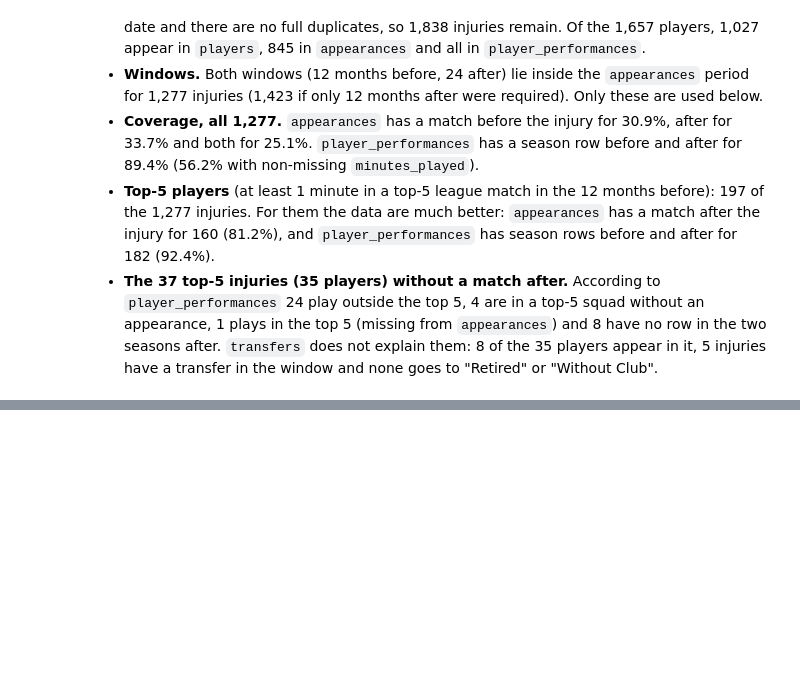
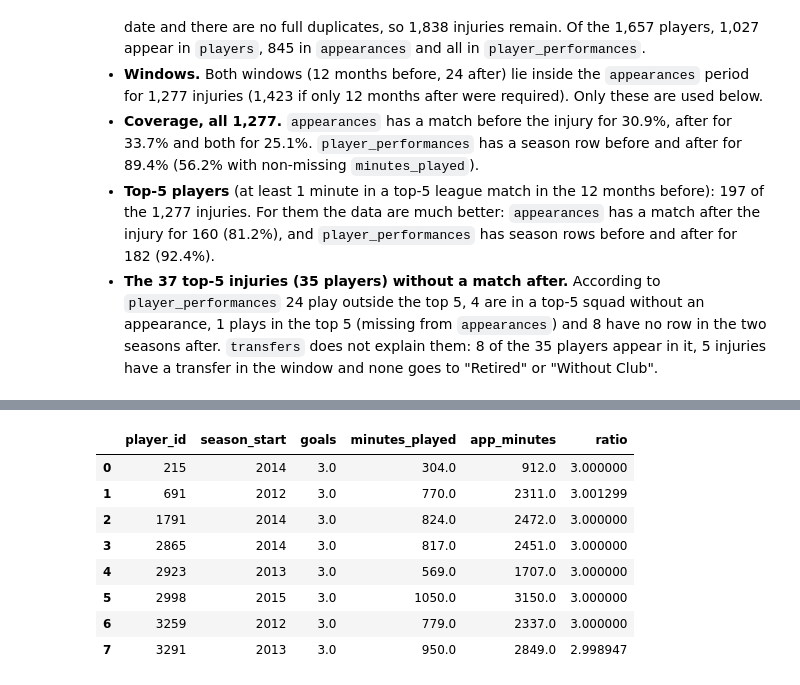
Before and after one commit to karolcecula/meniscus-injuries-football, a Jupyter notebook: notebooks/01_data_audit.ipynb, the cells around one changed output, grey strips where cells are left out. Saved outputs shown, nothing was run; the diff lists cells and outputs as text; code cells hidden in the pictures; blank space fills up the shorter version.

```diff
--- a/notebooks/01_data_audit.ipynb
+++ b/notebooks/01_data_audit.ipynb
@@ -629,0 +722,13 @@ Name: count, dtype: int64
+# %%
+
+c = perf_g.merge(app_g, on=CMP_KEY, how="outer", indicator=True)
+c = c[c["season_start"].between(FIRST_SEASON, LAST_SEASON)]
+display(c["_merge"].value_counts().to_frame("groups"))
+
+lo = c[c["_merge"] == "left_only"]
+print("left_only groups:", len(lo), "| of which nb_on_pitch = 0 (squad member, never played):", int((lo["perf_games"] == 0).sum()),
+      f"({(lo['perf_games'] == 0).mean():.1%})", "| played but missing from appearances:", int((lo["perf_games"] > 0).sum()))
+pf_played = c[(c["_merge"] != "right_only") & (c["perf_games"] > 0)]
+print(f"after removing never-played squad rows, groups of player_performances that have a counterpart in appearances: "
+      f"{(pf_played['_merge'] == 'both').mean():.1%}")
+c[c["_merge"] == "right_only"].groupby("season_start").size().rename("groups only in appearances").to_frame().T
@@ -629,0 +749,9 @@ Name: count, dtype: int64
+# %%
+both = c[c["_merge"] == "both"].copy()
+both["diff_games"] = both["app_games"] - both["perf_games"]
+
+print("groups in both tables:", len(both))
+print("same number of appearances:", round((both["diff_games"] == 0).mean() * 100, 1), "%")
+print("groups differing by 3 or more matches:", int((both["diff_games"].abs() >= 3).sum()))
+
+both["diff_games"].clip(-3, 3).value_counts().sort_index().rename("groups").to_frame()
@@ -629,0 +773,6 @@ Name: count, dtype: int64
+# %%
+mins = both[(both["perf_minutes_known"] == both["perf_rows"]) & (both["perf_minutes"] > 0)].copy()
+mins["ratio"] = mins["app_minutes"] / mins["perf_minutes"]
+
+print("groups with minutes in both tables:", len(mins), "of", len(both))
+mins["ratio"].round(1).value_counts(normalize=True).head(10).round(3).rename("share of groups").to_frame()
@@ -629,0 +797,14 @@ Name: count, dtype: int64
+# %%
+look = mins[(mins["ratio"].round(1) == 3.0) & (mins["perf_rows"] == 1)].head(8)
+look.merge(player_performances[CMP_KEY + ["goals", "minutes_played"]], on=CMP_KEY)[
+    ["player_id", "season_start", "goals", "minutes_played", "app_minutes", "ratio"]]
+# %% [output]
+|  | player_id | season_start | goals | minutes_played | app_minutes | ratio |
+| 0 | 215 | 2014 | 3.0 | 304.0 | 912.0 | 3.000000 |
+| 1 | 691 | 2012 | 3.0 | 770.0 | 2311.0 | 3.001299 |
+| 2 | 1791 | 2014 | 3.0 | 824.0 | 2472.0 | 3.000000 |
+| 3 | 2865 | 2014 | 3.0 | 817.0 | 2451.0 | 3.000000 |
+| 4 | 2923 | 2013 | 3.0 | 569.0 | 1707.0 | 3.000000 |
+| 5 | 2998 | 2015 | 3.0 | 1050.0 | 3150.0 | 3.000000 |
+| 6 | 3259 | 2012 | 3.0 | 779.0 | 2337.0 | 3.000000 |
+| 7 | 3291 | 2013 | 3.0 | 950.0 | 2849.0 | 2.998947 |
```
Also changed, not shown: parts of 19 cells of this notebook.
